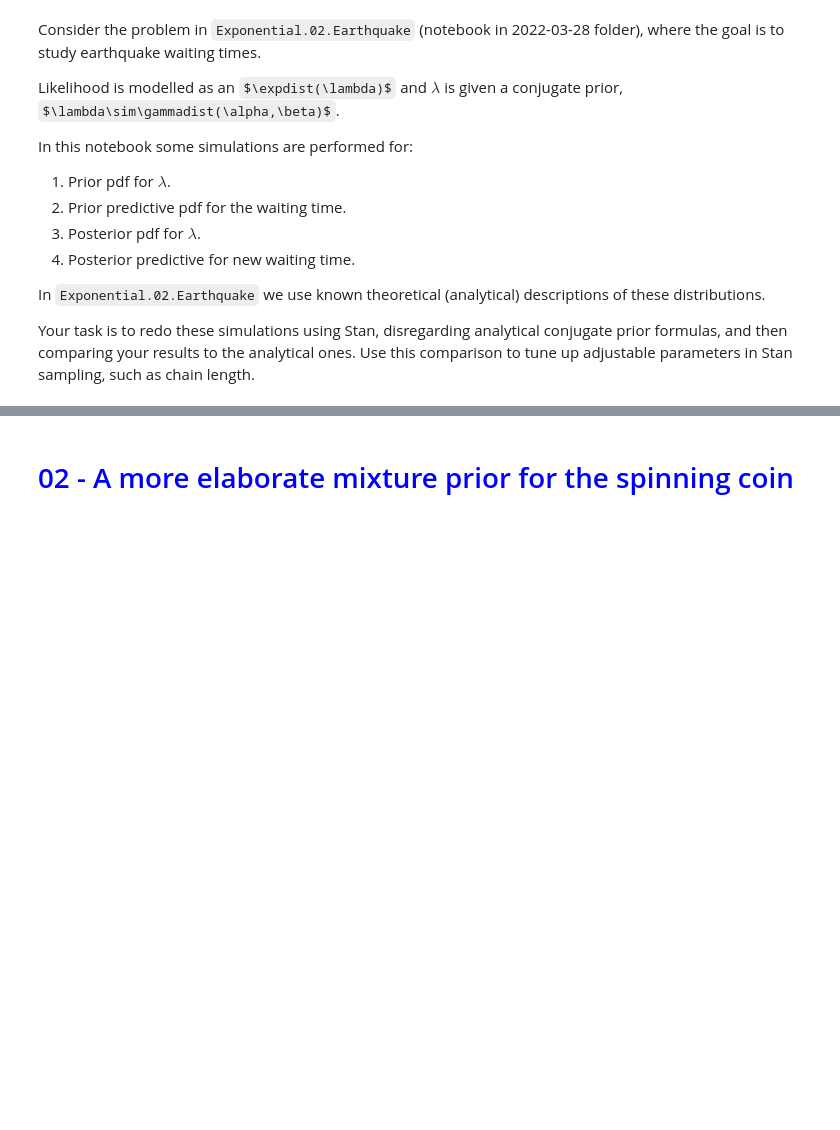
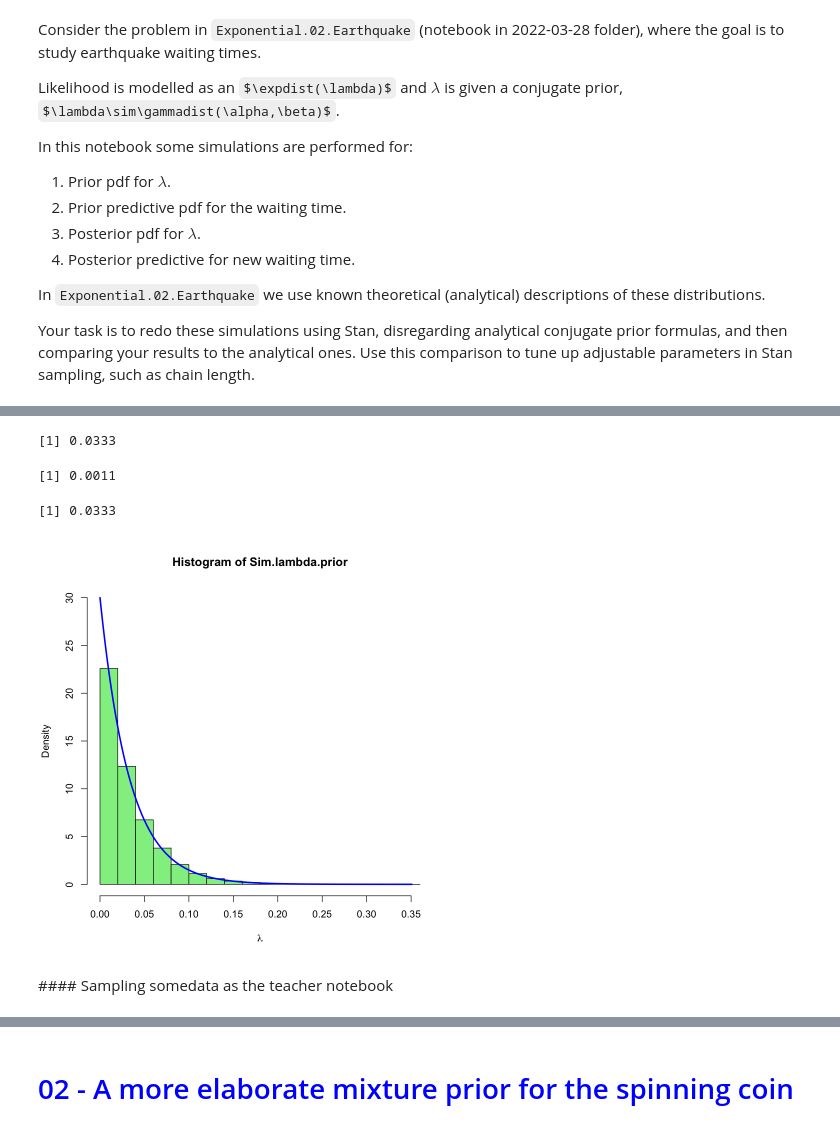
Before and after one commit to marcosPlaza/BayesianRepo, a Jupyter notebook: Homework 01 - Statements-20220404/Notebook/2021-2022.Homework.01.Statements_QijunJinJohnnyNunezMarcosPlaza.ipynb, the cells around one changed output, grey strips where cells are left out. Cells and saved outputs as stored; diff of their text form; code cells hidden in the pictures; some formulas as TeX source; blank space fills up the shorter version.

```diff
--- a/Homework 01 - Statements-20220404/Notebook/2021-2022.Homework.01.Statements_QijunJinJohnnyNunezMarcosPlaza.ipynb
+++ b/Homework 01 - Statements-20220404/Notebook/2021-2022.Homework.01.Statements_QijunJinJohnnyNunezMarcosPlaza.ipynb
@@ -101,0 +125,25 @@ Your task is to redo these simulations using Stan, disregarding analytical conju
+# %%
+prior.a<-1
+prior.b<-30
+
+Theor.lambda.mean<-prior.a/prior.b
+# Theor.lambda.mode<-(prior.a-1)/prior.b  # For alpha>1, 0 for alpha=1.
+Theor.lambda.var<-prior.a/prior.b^2
+Theor.lambda.sd<-sqrt(Theor.lambda.var)
+round(Theor.lambda.mean,4)
+round(Theor.lambda.var,4)
+round(Theor.lambda.sd,4)
+# %% [output]
+[1] 0.0333
+[1] 0.0011
+[1] 0.0333
+# %%
+# Plot histogram, compare with the theoretical Gamma pdf
+options(repr.plot.width=7,repr.plot.height=7)
+hist(Sim.lambda.prior,freq=FALSE,col="LightGreen",xlab=expression(lambda),ylim=c(0,30),breaks=25)
+v<-seq(0,max(Sim.lambda.prior),length=1000)
+lines(v,dgamma(v,shape=prior.a,rate=prior.b),lwd=2.5,col="blue")
+# %% [output]
+[figure, added]
+# %% [markdown]
+#### Sampling somedata as the teacher notebook
```
Also changed, not shown: parts of 7 cells of this notebook.
